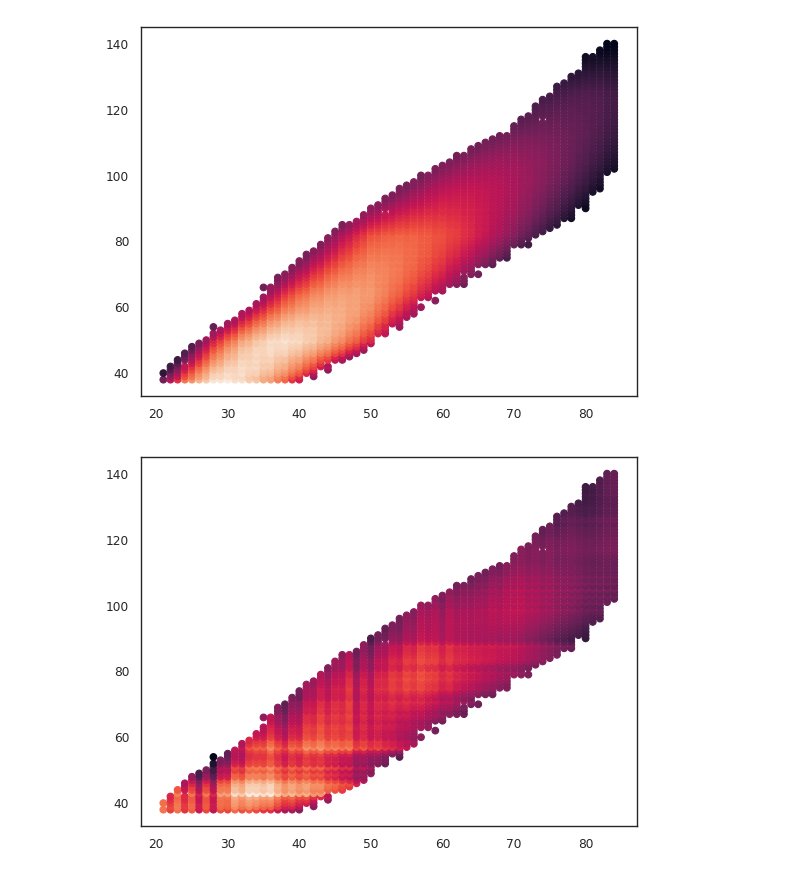
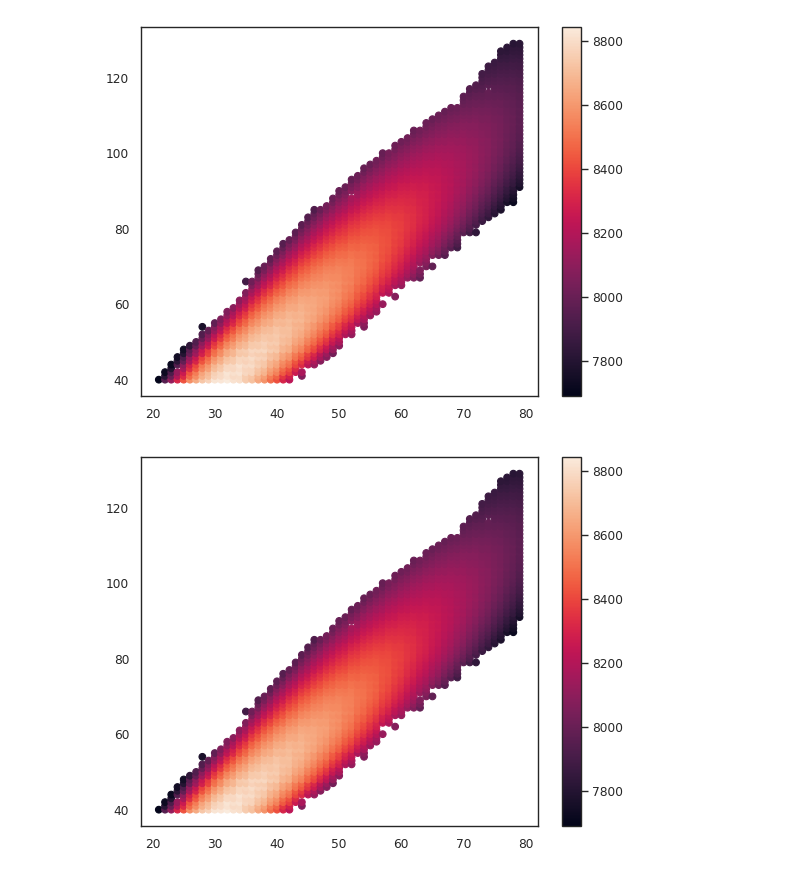
Before and after one commit to okitouni/NuCLR-MechInterp, a Jupyter notebook: nbs/spiral.ipynb, the cells around one changed output. Drawn from its saved outputs; the diff is of its cells as text; code cells hidden in the pictures.

Commit message:
fancy spiralancy

```diff
--- a/nbs/spiral.ipynb
+++ b/nbs/spiral.ipynb
@@ -105,7 +113,7 @@ last_checkpoint = max(checkpoints.keys())
 task_rms_values = {}
 for epoch, ckpt in checkpoints.items():
     model.load_state_dict(torch.load(f"{location}/ckpts/{ckpt}"))
-    task_rms_values[epoch] = get_rms(model, data, "val")["binding"]
+    task_rms_values[epoch] = get_rms(model, data, "train")["semf"]
 
 task_rms_values
 # %% [output]
@@ -137,8 +134,8 @@ args = IO.load_args(f"{location}/args.yaml")
 args.DEV = "cpu"
 data = prepare_nuclear_data(args)
 # %%
-start_z = 21
-end_z = 85
+start_z = 20
+end_z = 80
 pca_z = PCA(n_components=end_z - start_z)
 emb_pca_z = pca_z.fit_transform(model.emb[0][start_z:end_z].detach().cpu().numpy())
 plt.scatter(emb_pca_z[:, 0], emb_pca_z[:, 1], c=emb_pca_z[:, 2], cmap='viridis')
@@ -151,8 +148,8 @@ for i, emb in enumerate(emb_pca_z):
   plt.annotate(i+start_z, emb[[1,2]])
 plt.show()
 
-start_n = 38
-end_n = 141
+start_n = 40
+end_n = 130
 pca_n = PCA(n_components=end_n - start_n)
 emb_pca_n = pca_n.fit_transform(model.emb[1][start_n:end_n].detach().cpu().numpy())
 plt.scatter(emb_pca_n[:, 0], emb_pca_n[:, 1], c=emb_pca_n[:, 2], cmap='viridis')
@@ -299,13 +296,15 @@ def get_spiral_preds(emb_pca):
   ax = fig.add_subplot(111, projection='3d', aspect='equal')
   ax.scatter(predicted[:, 0], predicted[:, 1], predicted[:, 2], label='Fitted Helix')
   ax.scatter(data_spiral[:, 0], data_spiral[:, 1], data_spiral[:, 2], label='Original Data')
-  ax.scatter(initial_guess[:, 0], initial_guess[:, 1], initial_guess[:, 2], label='Initial Guess')
+  # ax.scatter(initial_guess[:, 0], initial_guess[:, 1], initial_guess[:, 2], label='Initial Guess')
   # plot the vectors
   plt.title('Fitted Helix to Toy Data')
   plt.legend()
   plt.show()
-  return predicted
+  return predicted, {'t':t, 'R': R, 'F': F, 'P': P, 'axis': axis, 'start': starto, 'phase': phase, 'final_linear': final_linear}
 
-predicted_n = get_spiral_preds(emb_pca_n)
-predicted_z = get_spiral_preds(emb_pca_z)
+predicted_n, spiral_n_params = get_spiral_preds(emb_pca_n)
+predicted_z, spiral_z_params = get_spiral_preds(emb_pca_z)
+diff_n = emb_pca_n[:, :3] - predicted_n
+diff_z = emb_pca_z[:, :3] - predicted_z
 # %% [output]
@@ -352,43 +359,47 @@ with torch.no_grad():
   model_spiral.readout = model.readout
 
   spiral_embs_n = emb_pca_n.copy()
-  spiral_embs_n[:, :3] = predicted_n
+  spiral_embs_n[:, :3] = helix(**spiral_n_params) + diff_n
+  # spiral_embs_n[:, :3] += torch.randn(spiral_embs_n[:, :3].shape).numpy()*.2
   spiral_embs_n = pca_n.inverse_transform(spiral_embs_n)
   spiral_embs_n = torch.tensor(spiral_embs_n, device=args.DEV).float()
   model_spiral.emb[1][start_n:end_n] = spiral_embs_n
 
   spiral_embs_z = emb_pca_z.copy()
-  spiral_embs_z[:, :3] = predicted_z
+  spiral_embs_z[:, :3] = helix(**spiral_z_params) + diff_z
+  # spiral_embs_z[:, :3] += torch.randn(spiral_embs_z[:, :3].shape).numpy()*.2
   spiral_embs_z = pca_z.inverse_transform(spiral_embs_z)
   spiral_embs_z = torch.tensor(spiral_embs_z, device=args.DEV).float()
   model_spiral.emb[0][start_z:end_z] = spiral_embs_z
 # %%
 output_spiral = model_spiral(X) / X.sum(1, keepdim=True)
 output = model(X) / X.sum(1, keepdim=True)
 
 plt.scatter(X[:, 0], X[:,1], c=output.numpy())
+plt.colorbar()
 plt.show()
 plt.scatter(X[:, 0], X[:,1], c=output_spiral.numpy())
+plt.colorbar()
 plt.show()
 
 plt.scatter(X[:, 0], X[:,1], c=output.numpy() - output_spiral.numpy(), cmap="coolwarm")
 plt.colorbar()
 plt.title("original - spiral")
 plt.show()
 
 plt.scatter(X[:, 0], output.detach().cpu().numpy(), label='original', alpha=.5)
 plt.scatter(X[:, 0], output_spiral.detach().cpu().numpy(), label='spiral', alpha=.5)
 plt.xlabel("Z")
 plt.ylabel("Binding Energy / A")
 plt.legend()
 plt.show()
 
 plt.scatter(X[:, 1], output.detach().cpu().numpy(), label='original', alpha=.5)
 plt.scatter(X[:, 1], output_spiral.detach().cpu().numpy(), label='spiral', alpha=.5)
 plt.xlabel("N")
 plt.ylabel("Binding Energy / A")
 plt.legend()
 plt.show()
 # %% [output]
-[figure, old version]
+[figure, new version]
-[figure, old version]
+[figure, new version]
```
Also changed, not shown: parts of 13 cells of this notebook.
